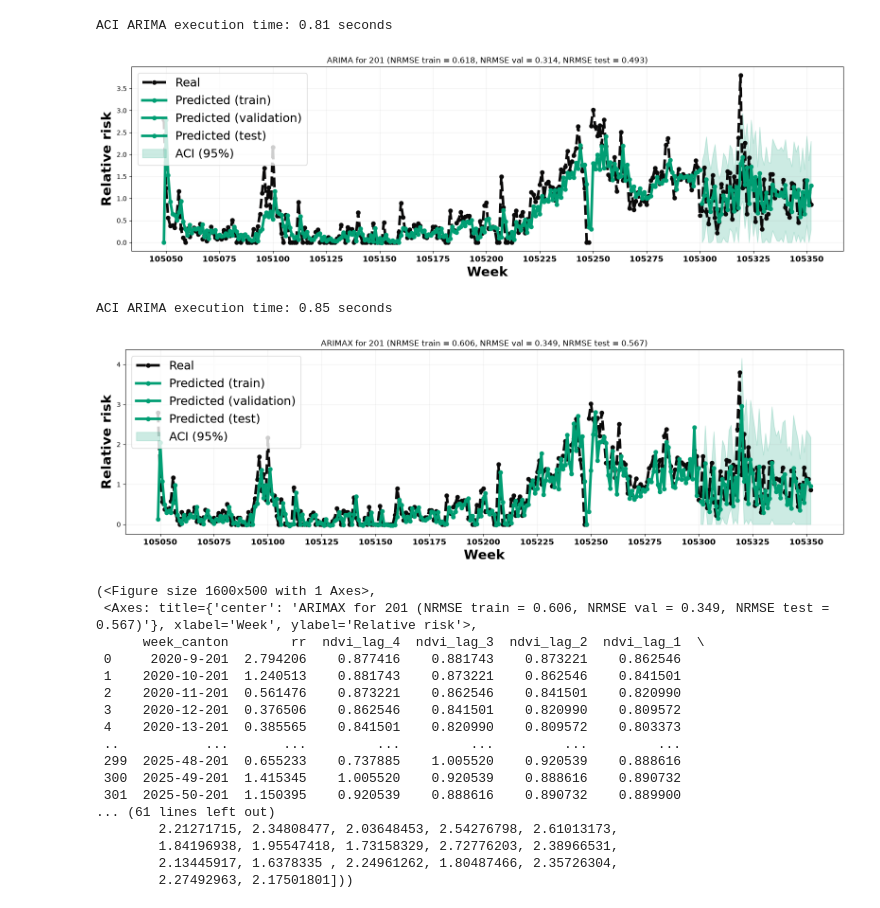
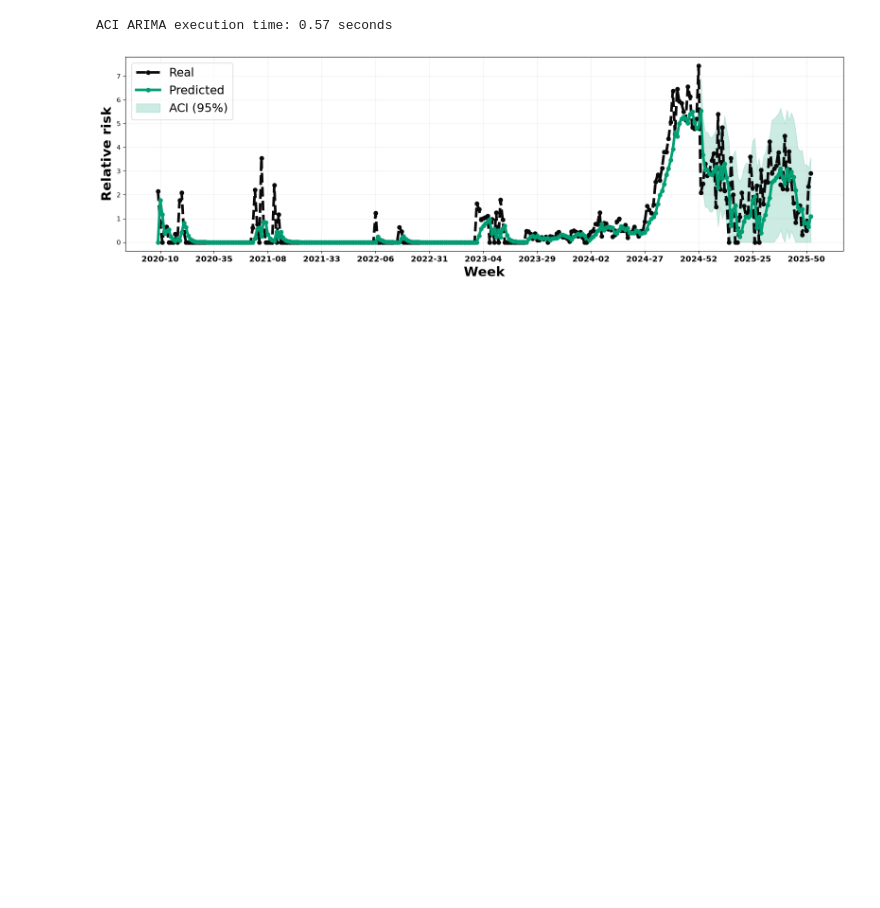
Before and after one commit to artisticlimon/dengue-recurrent-cr, a Jupyter notebook: 0_notebooks/arima_baseline.ipynb, the cells around one changed output. Drawn from its saved outputs; the diff is of its cells as text; code cells hidden in the pictures; blank space fills up the shorter version.

```diff
--- a/0_notebooks/arima_baseline.ipynb
+++ b/0_notebooks/arima_baseline.ipynb
@@ -112,27 +45,7 @@ ACI ARIMA execution time: 1.31 seconds
 # %%
-model0 = Model(df, "201")
-model0.arima_forecast_plot(model_type = "arima")
-model0.arima_forecast_plot(model_type = "arimax")
+model0 = Model(df, "110")
+results = model0.arima_forecast_plot(model_type = "arima")
 # %% [output]
-ACI ARIMA execution time: 0.81 seconds
+ACI ARIMA execution time: 0.57 seconds
-[figure, old version]
+[figure, new version]
-ACI ARIMA execution time: 0.85 seconds
-[figure, removed]
-(<Figure size 1600x500 with 1 Axes>,
- <Axes: title={'center': 'ARIMAX for 201 (NRMSE train = 0.606, NRMSE val = 0.349, NRMSE test = 0.567)'}, xlabel='Week', ylabel='Relative risk'>,
-      week_canton        rr  ndvi_lag_4  ndvi_lag_3  ndvi_lag_2  ndvi_lag_1  \
- 0     2020-9-201  2.794206    0.877416    0.881743    0.873221    0.862546
- 1    2020-10-201  1.240513    0.881743    0.873221    0.862546    0.841501
- 2    2020-11-201  0.561476    0.873221    0.862546    0.841501    0.820990
- 3    2020-12-201  0.376506    0.862546    0.841501    0.820990    0.809572
- 4    2020-13-201  0.385565    0.841501    0.820990    0.809572    0.803373
- ..           ...       ...         ...         ...         ...         ...
- 299  2025-48-201  0.655233    0.737885    1.005520    0.920539    0.888616
- 300  2025-49-201  1.415345    1.005520    0.920539    0.888616    0.890732
- 301  2025-50-201  1.150395    0.920539    0.888616    0.890732    0.889900
-... (61 lines left out)
-        2.21271715, 2.34808477, 2.03648453, 2.54276798, 2.61013173,
-        1.84196938, 1.95547418, 1.73158329, 2.72776203, 2.38966531,
-        2.13445917, 1.6378335 , 2.24961262, 1.80487466, 2.35726304,
-        2.27492963, 2.17501801]))
 # %%
```
Also changed, not shown: parts of 15 cells of this notebook.
